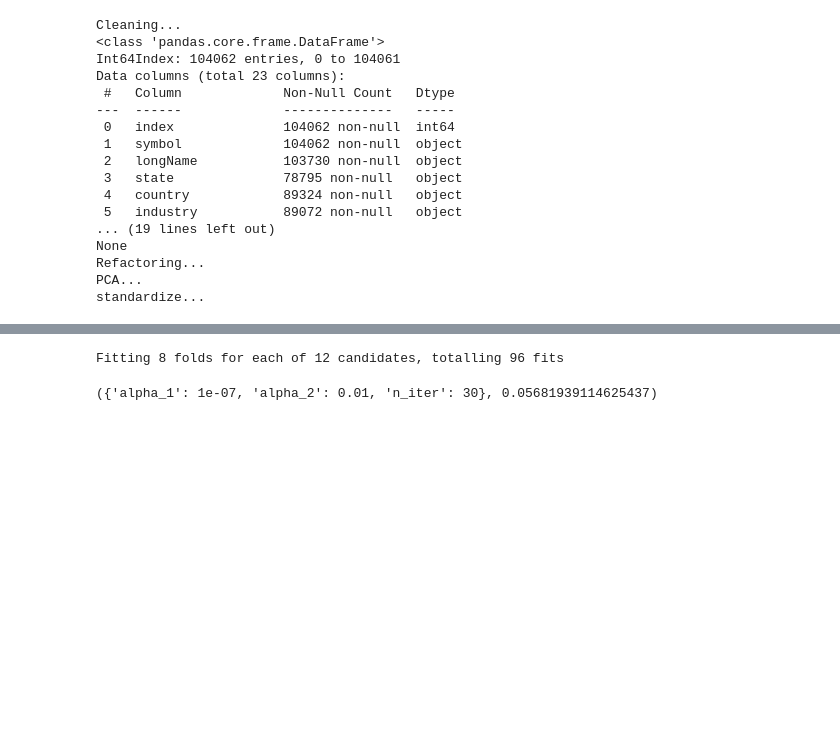
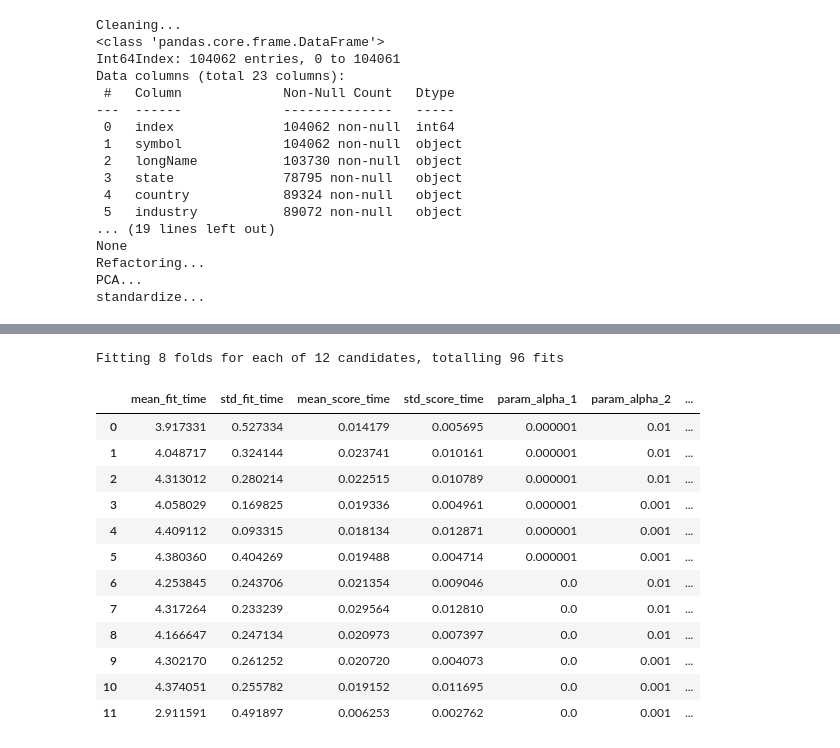
Before and after one commit to UrsulaAlcantara/IASProjet, a Jupyter notebook: model_test.ipynb, the cells around one changed output, grey strips where cells are left out. Saved outputs shown, nothing was run; the diff lists cells and outputs as text; code cells hidden in the pictures; blank space fills up the shorter version.

```diff
--- a/model_test.ipynb
+++ b/model_test.ipynb
@@ -100,17 +66,29 @@ Fitting 10 folds for each of 2 candidates, totalling 20 fits
 # %%
 parameters = {"n_iter": [30, 40, 50],
               "alpha_1": [1e-6, 1e-7],
               "alpha_2": [1e-2, 1e-3]}
 
 reg = sklearn.linear_model.BayesianRidge()
 
 grid_search = sklearn.model_selection.GridSearchCV(
     reg, parameters, cv=sklearn.model_selection.KFold(n_splits=8, shuffle=True), n_jobs=10, verbose=2)
 
 grid_search.fit(X_train, Y_train)
 
 grid_search.best_params_, grid_search.best_score_
-# pd.DataFrame(grid_search.cv_results_)
+pd.DataFrame(grid_search.cv_results_).sort_values("rank_test_score")
 # %% [output]
 Fitting 8 folds for each of 12 candidates, totalling 96 fits
-({'alpha_1': 1e-07, 'alpha_2': 0.01, 'n_iter': 30}, 0.05681939114625437)
+|  | mean_fit_time | std_fit_time | mean_score_time | std_score_time | param_alpha_1 | param_alpha_2 | ... |
+| 0 | 3.917331 | 0.527334 | 0.014179 | 0.005695 | 0.000001 | 0.01 | ... |
+| 1 | 4.048717 | 0.324144 | 0.023741 | 0.010161 | 0.000001 | 0.01 | ... |
+| 2 | 4.313012 | 0.280214 | 0.022515 | 0.010789 | 0.000001 | 0.01 | ... |
+| 3 | 4.058029 | 0.169825 | 0.019336 | 0.004961 | 0.000001 | 0.001 | ... |
+| 4 | 4.409112 | 0.093315 | 0.018134 | 0.012871 | 0.000001 | 0.001 | ... |
+| 5 | 4.380360 | 0.404269 | 0.019488 | 0.004714 | 0.000001 | 0.001 | ... |
+| 6 | 4.253845 | 0.243706 | 0.021354 | 0.009046 | 0.0 | 0.01 | ... |
+| 7 | 4.317264 | 0.233239 | 0.029564 | 0.012810 | 0.0 | 0.01 | ... |
+| 8 | 4.166647 | 0.247134 | 0.020973 | 0.007397 | 0.0 | 0.01 | ... |
+| 9 | 4.302170 | 0.261252 | 0.020720 | 0.004073 | 0.0 | 0.001 | ... |
+| 10 | 4.374051 | 0.255782 | 0.019152 | 0.011695 | 0.0 | 0.001 | ... |
+| 11 | 2.911591 | 0.491897 | 0.006253 | 0.002762 | 0.0 | 0.001 | ... |
```
Also changed, not shown: parts of 15 cells of this notebook, 1 other file.
